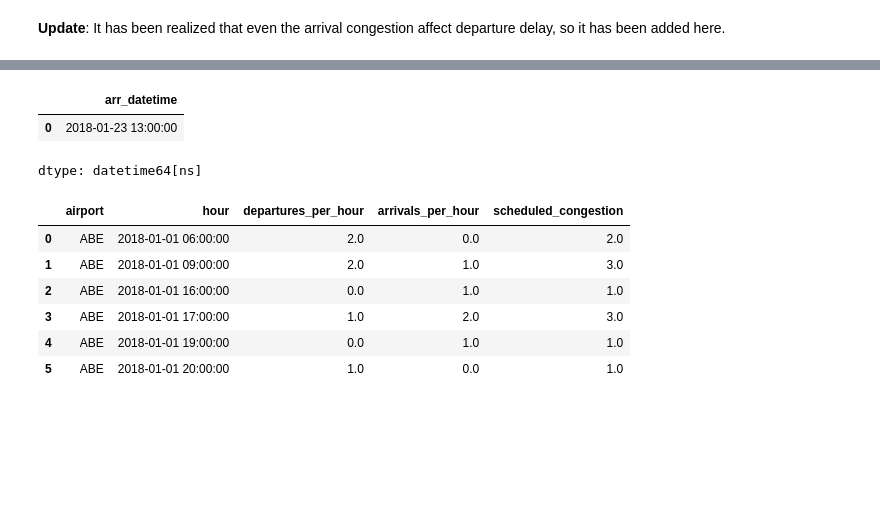
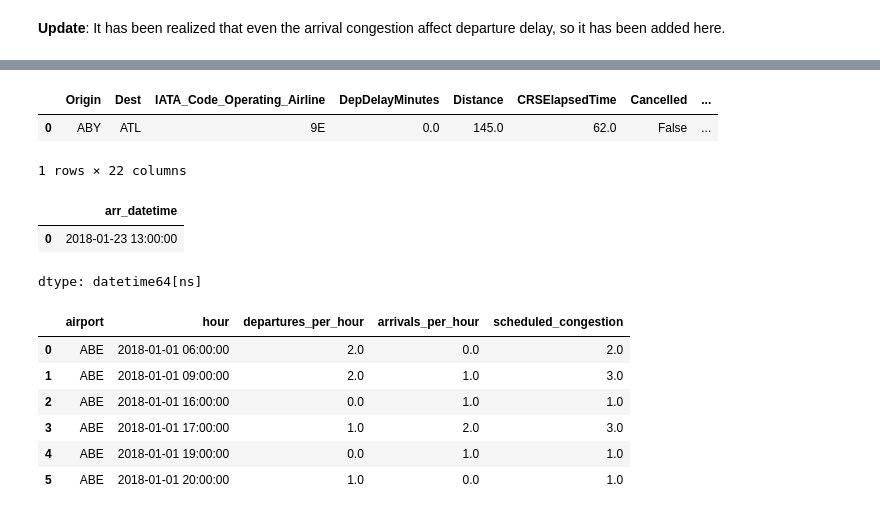
Before and after one commit to rashdul/flight-delay-prediction, a Jupyter notebook: notebooks/01_data_exploration_second_try.ipynb, the cells around one changed output, grey strips where cells are left out. Cells and saved outputs as stored; diff of their text form; code cells hidden in the pictures; blank space fills up the shorter version.

```diff
--- a/notebooks/01_data_exploration_second_try.ipynb
+++ b/notebooks/01_data_exploration_second_try.ipynb
@@ -316,2 +318,8 @@ Index(['Origin', 'Dest', 'IATA_Code_Operating_Airline', 'DepDelayMinutes',
       dtype='object')
+# %%
+full_df.head(1)
+# %% [output]
+|  | Origin | Dest | IATA_Code_Operating_Airline | DepDelayMinutes | Distance | CRSElapsedTime | Cancelled | ... |
+| 0 | ABY | ATL | 9E | 0.0 | 145.0 | 62.0 | False | ... |
+1 rows × 22 columns
 # %%
```
Also changed, not shown: parts of 10 cells of this notebook.
